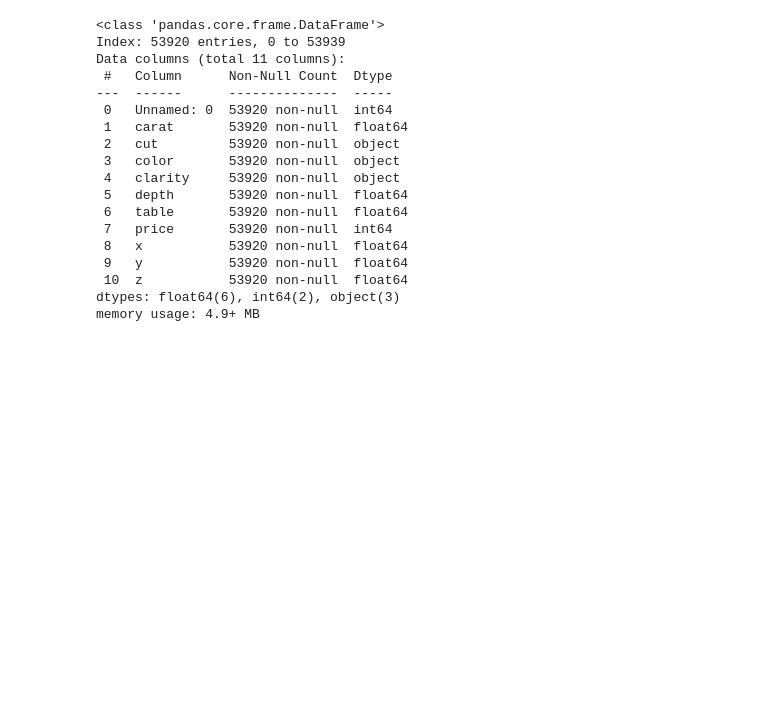
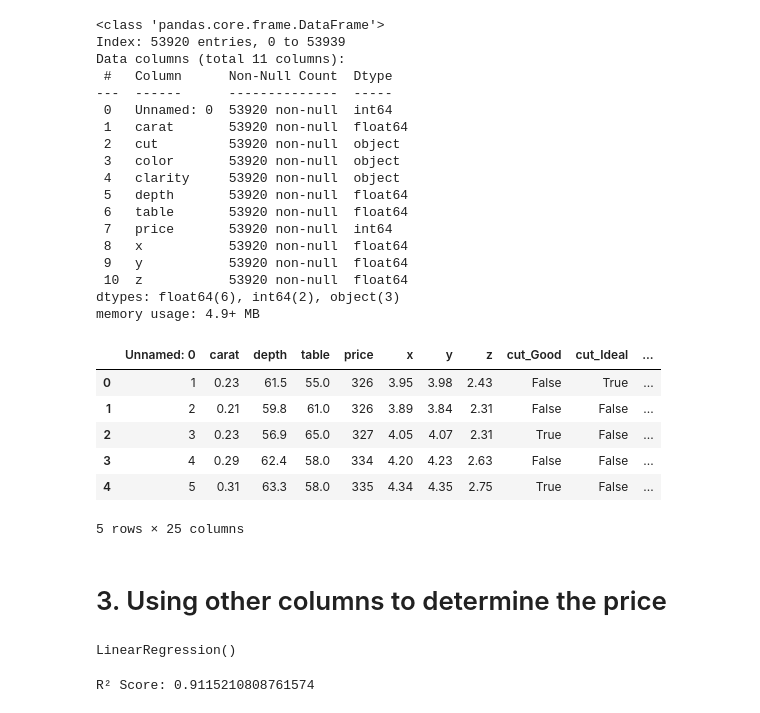
Before and after one commit to DanKas3009/AI-Coursework-2025, a Jupyter notebook: Assignment-7/Diamonds_Price_Regression.ipynb, the cells around one changed output. Saved outputs shown, nothing was run; the diff lists cells and outputs as text; code cells hidden in the pictures; blank space fills up the shorter version.

Commit message:
Done regressions

```diff
--- a/Assignment-7/Diamonds_Price_Regression.ipynb
+++ b/Assignment-7/Diamonds_Price_Regression.ipynb
@@ -230,3 +230,17 @@ Data columns (total 11 columns):
  10  z           53920 non-null  float64
 dtypes: float64(6), int64(2), object(3)
 memory usage: 4.9+ MB
+# %%
+cat_cols = ['cut', 'color', 'clarity']
+
+df_encoded = pd.get_dummies(diamond_data, columns=cat_cols, drop_first=True)
+
+df_encoded.head()
+# %% [output]
+|  | Unnamed: 0 | carat | depth | table | price | x | y | z | cut_Good | cut_Ideal | ... |
+| 0 | 1 | 0.23 | 61.5 | 55.0 | 326 | 3.95 | 3.98 | 2.43 | False | True | ... |
+| 1 | 2 | 0.21 | 59.8 | 61.0 | 326 | 3.89 | 3.84 | 2.31 | False | False | ... |
+| 2 | 3 | 0.23 | 56.9 | 65.0 | 327 | 4.05 | 4.07 | 2.31 | True | False | ... |
+| 3 | 4 | 0.29 | 62.4 | 58.0 | 334 | 4.20 | 4.23 | 2.63 | False | False | ... |
+| 4 | 5 | 0.31 | 63.3 | 58.0 | 335 | 4.34 | 4.35 | 2.75 | True | False | ... |
+5 rows × 25 columns
@@ -232,0 +249,2 @@ memory usage: 4.9+ MB
+# %% [markdown]
+# 3. Using other columns to determine the price
@@ -232,0 +260,12 @@ memory usage: 4.9+ MB
+# %%
+X_train, X_test, y_train, y_test = train_test_split(X, y, test_size=0.2, random_state=42)
+
+model = LinearRegression()
+model.fit(X_train, y_train)
+# %% [output]
+LinearRegression()
+# %%
+y_pred = model.predict(X_test)
+print("R² Score:", r2_score(y_test, y_pred))
+# %% [output]
+R² Score: 0.9115210808761574
```
Also changed, not shown: parts of 15 cells of this notebook.
